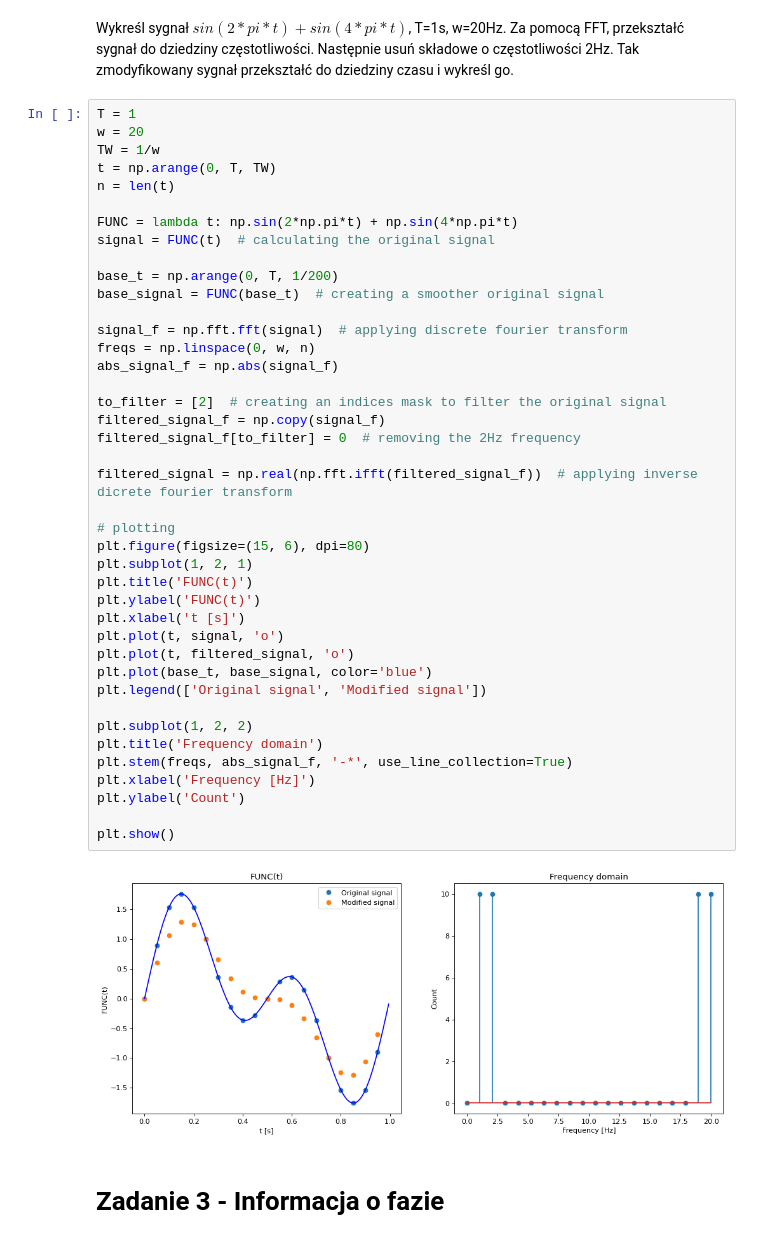
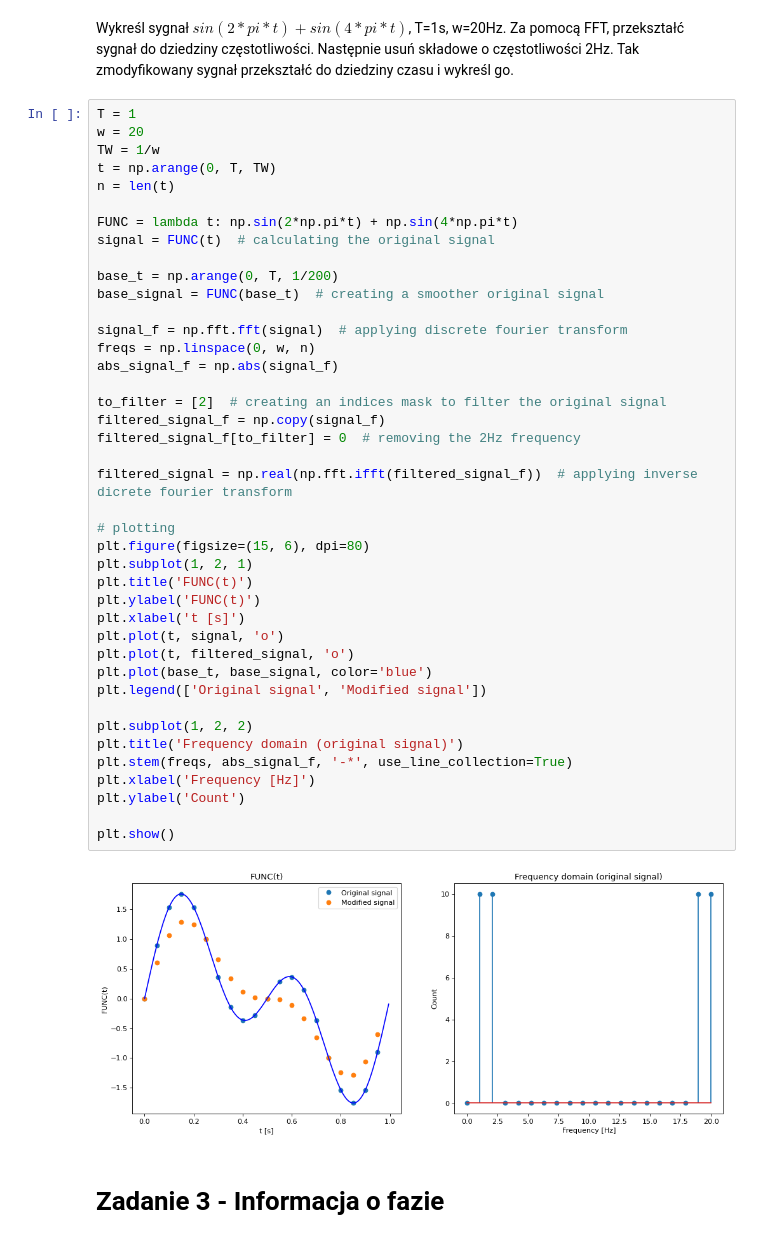
Before and after one commit to Domikado5/kck, a Jupyter notebook: lab9 - signals 2/145402_145280_sygnaly_2.ipynb, the cells around one changed output. Saved outputs shown, nothing was run; the diff lists cells and outputs as text.

```diff
--- a/lab9 - signals 2/145402_145280_sygnaly_2.ipynb
+++ b/lab9 - signals 2/145402_145280_sygnaly_2.ipynb
@@ -72,35 +71,35 @@ base_t = np.arange(0, T, 1/200)
 base_signal = FUNC(base_t)  # creating a smoother original signal
 
 signal_f = np.fft.fft(signal)  # applying discrete fourier transform
 freqs = np.linspace(0, w, n)
 abs_signal_f = np.abs(signal_f)
 
 to_filter = [2]  # creating an indices mask to filter the original signal
 filtered_signal_f = np.copy(signal_f)
 filtered_signal_f[to_filter] = 0  # removing the 2Hz frequency
 
 filtered_signal = np.real(np.fft.ifft(filtered_signal_f))  # applying inverse dicrete fourier transform
 
 # plotting
 plt.figure(figsize=(15, 6), dpi=80)
 plt.subplot(1, 2, 1)
 plt.title('FUNC(t)')
 plt.ylabel('FUNC(t)')
 plt.xlabel('t [s]')
 plt.plot(t, signal, 'o')
 plt.plot(t, filtered_signal, 'o')
 plt.plot(base_t, base_signal, color='blue')
 plt.legend(['Original signal', 'Modified signal'])
 
 plt.subplot(1, 2, 2)
-plt.title('Frequency domain')
+plt.title('Frequency domain (original signal)')
 plt.stem(freqs, abs_signal_f, '-*', use_line_collection=True)
 plt.xlabel('Frequency [Hz]')
 plt.ylabel('Count')
 
 plt.show()
 # %% [output]
-[figure, old version]
+[figure, new version]
 # %% [markdown]
 # Zadanie 3 - Informacja o fazie
 # %% [markdown]
```
Also changed, not shown: parts of 2 cells of this notebook.
